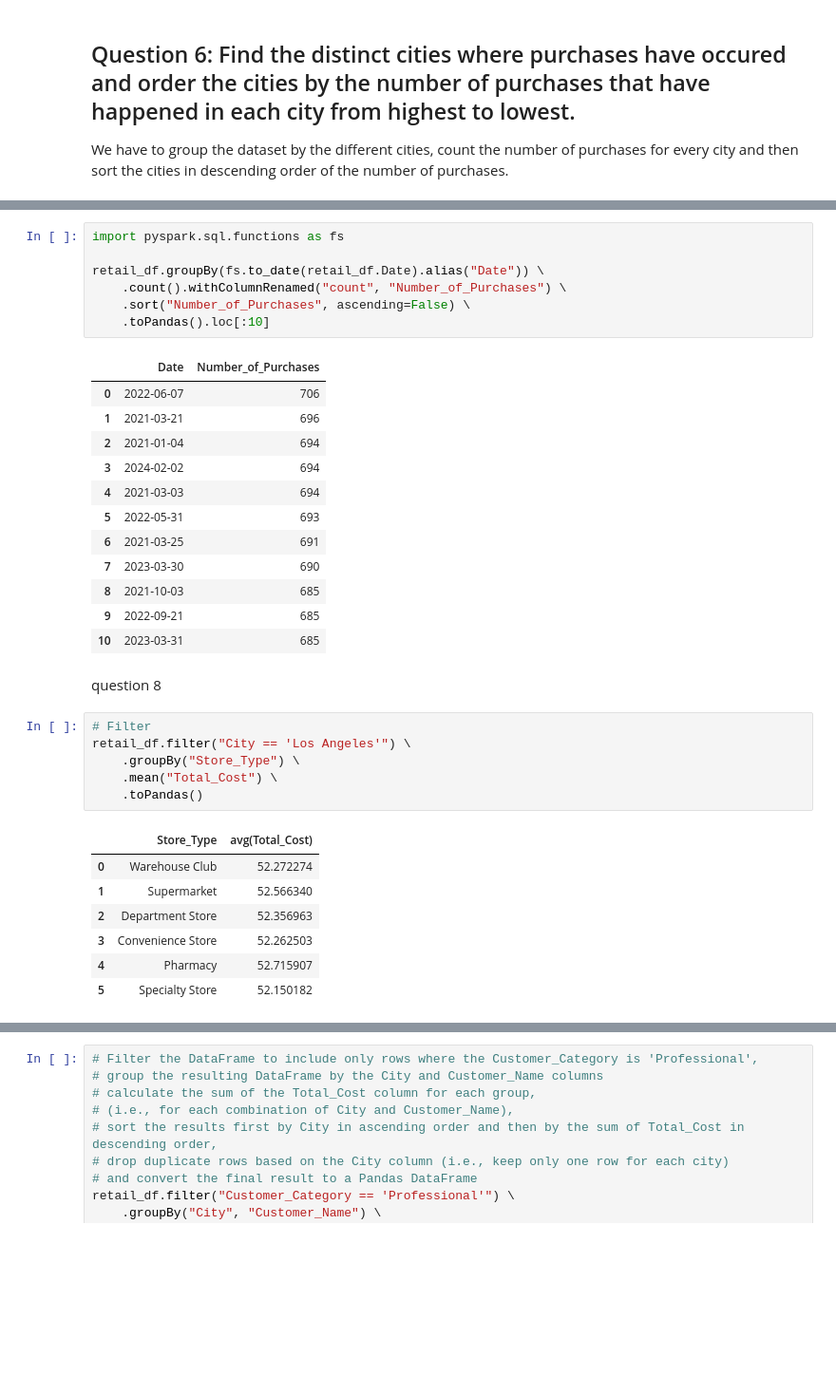
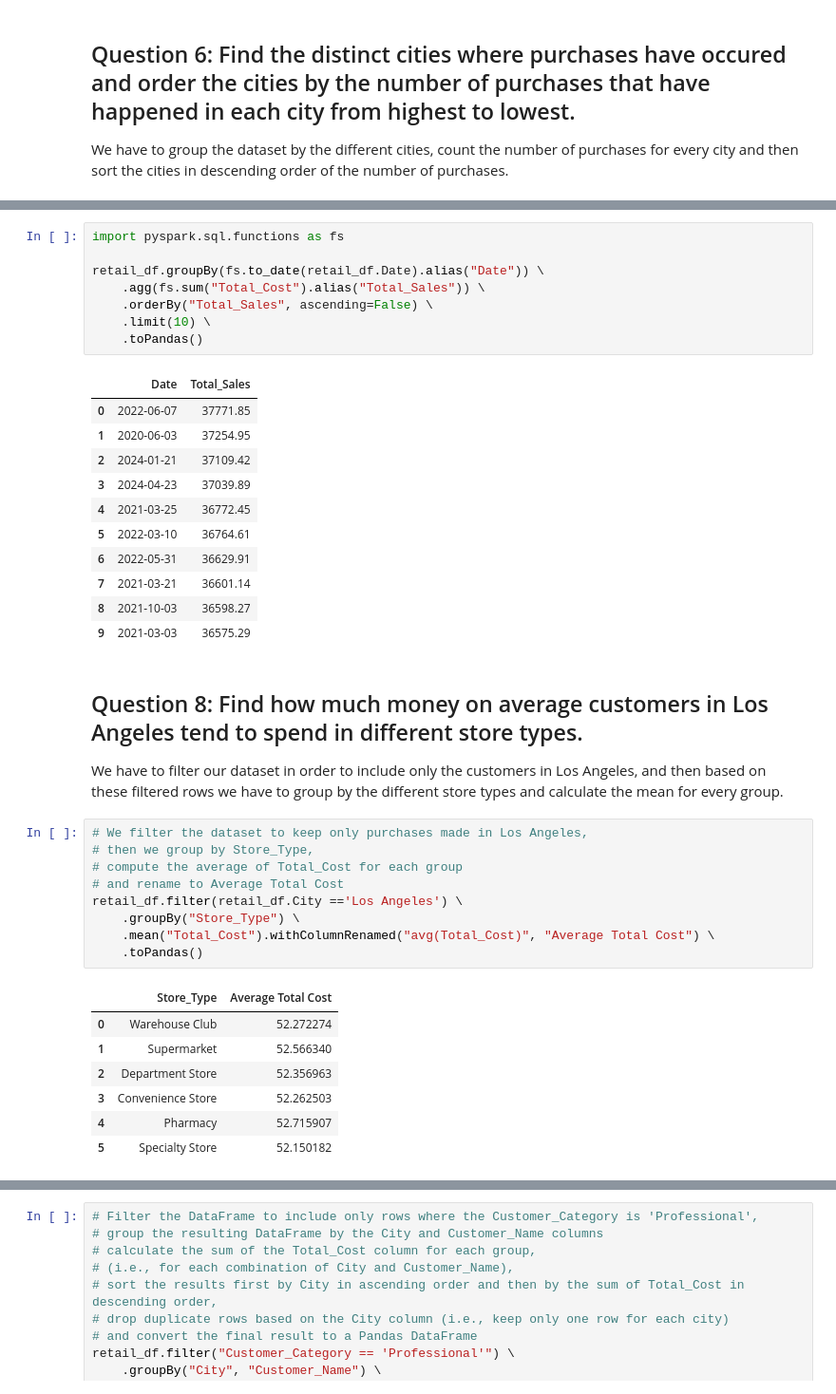
Before and after one commit to tasosrigos-bit/my-spark-project, a Jupyter notebook: spark-assignment/f2822511-Rigos-Anastasios.ipynb, the cells around one changed output, grey strips where cells are left out. Shown at 95% size. Drawn from its saved outputs; the diff is of its cells as text; blank space fills up the shorter version.

```diff
--- a/spark-assignment/f2822511-Rigos-Anastasios.ipynb
+++ b/spark-assignment/f2822511-Rigos-Anastasios.ipynb
@@ -288,33 +311,38 @@ Question 7
 # %%
 import pyspark.sql.functions as fs
 
 retail_df.groupBy(fs.to_date(retail_df.Date).alias("Date")) \
-    .count().withColumnRenamed("count", "Number_of_Purchases") \
-    .sort("Number_of_Purchases", ascending=False) \
-    .toPandas().loc[:10]
+    .agg(fs.sum("Total_Cost").alias("Total_Sales")) \
+    .orderBy("Total_Sales", ascending=False) \
+    .limit(10) \
+    .toPandas()
 # %% [output]
-|  | Date | Number_of_Purchases |
-| 0 | 2022-06-07 | 706 |
-| 1 | 2021-03-21 | 696 |
-| 2 | 2021-01-04 | 694 |
-| 3 | 2024-02-02 | 694 |
-| 4 | 2021-03-03 | 694 |
-| 5 | 2022-05-31 | 693 |
-| 6 | 2021-03-25 | 691 |
-| 7 | 2023-03-30 | 690 |
-| 8 | 2021-10-03 | 685 |
-| 9 | 2022-09-21 | 685 |
-| 10 | 2023-03-31 | 685 |
+|  | Date | Total_Sales |
+| 0 | 2022-06-07 | 37771.85 |
+| 1 | 2020-06-03 | 37254.95 |
+| 2 | 2024-01-21 | 37109.42 |
+| 3 | 2024-04-23 | 37039.89 |
+| 4 | 2021-03-25 | 36772.45 |
+| 5 | 2022-03-10 | 36764.61 |
+| 6 | 2022-05-31 | 36629.91 |
+| 7 | 2021-03-21 | 36601.14 |
+| 8 | 2021-10-03 | 36598.27 |
+| 9 | 2021-03-03 | 36575.29 |
 # %% [markdown]
-question 8
+## Question 8: Find how much money on average customers in Los Angeles tend to spend in different store types.
+
+We have to filter our dataset in order to include only the customers in Los Angeles, and then based on these filtered rows we have to group by the different store types and calculate the mean for every group.
 # %%
-# Filter
-retail_df.filter("City == 'Los Angeles'") \
+# We filter the dataset to keep only purchases made in Los Angeles,
+# then we group by Store_Type,
+# compute the average of Total_Cost for each group
+# and rename to Average Total Cost
+retail_df.filter(retail_df.City =='Los Angeles') \
     .groupBy("Store_Type") \
-    .mean("Total_Cost") \
+    .mean("Total_Cost").withColumnRenamed("avg(Total_Cost)", "Average Total Cost") \
     .toPandas()
 # %% [output]
-|  | Store_Type | avg(Total_Cost) |
+|  | Store_Type | Average Total Cost |
 | 0 | Warehouse Club | 52.272274 |
 | 1 | Supermarket | 52.566340 |
 | 2 | Department Store | 52.356963 |
```
Also changed, not shown: parts of 33 cells of this notebook.
